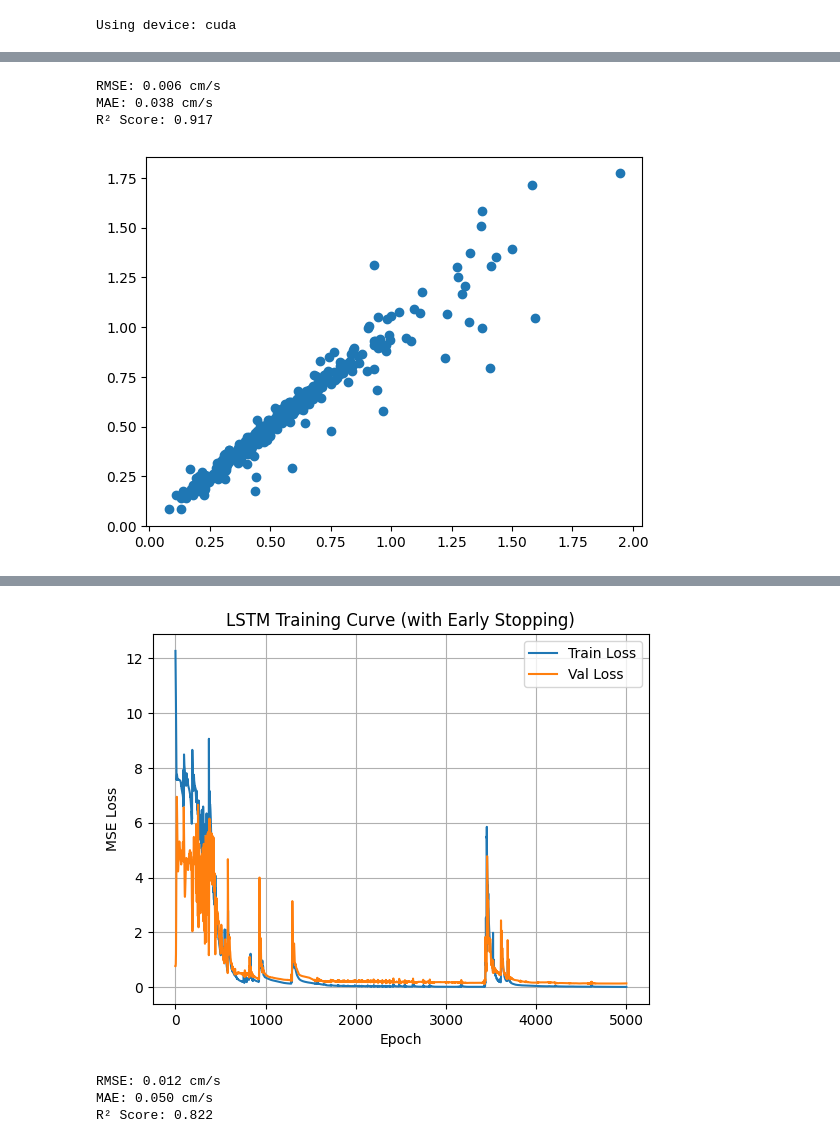
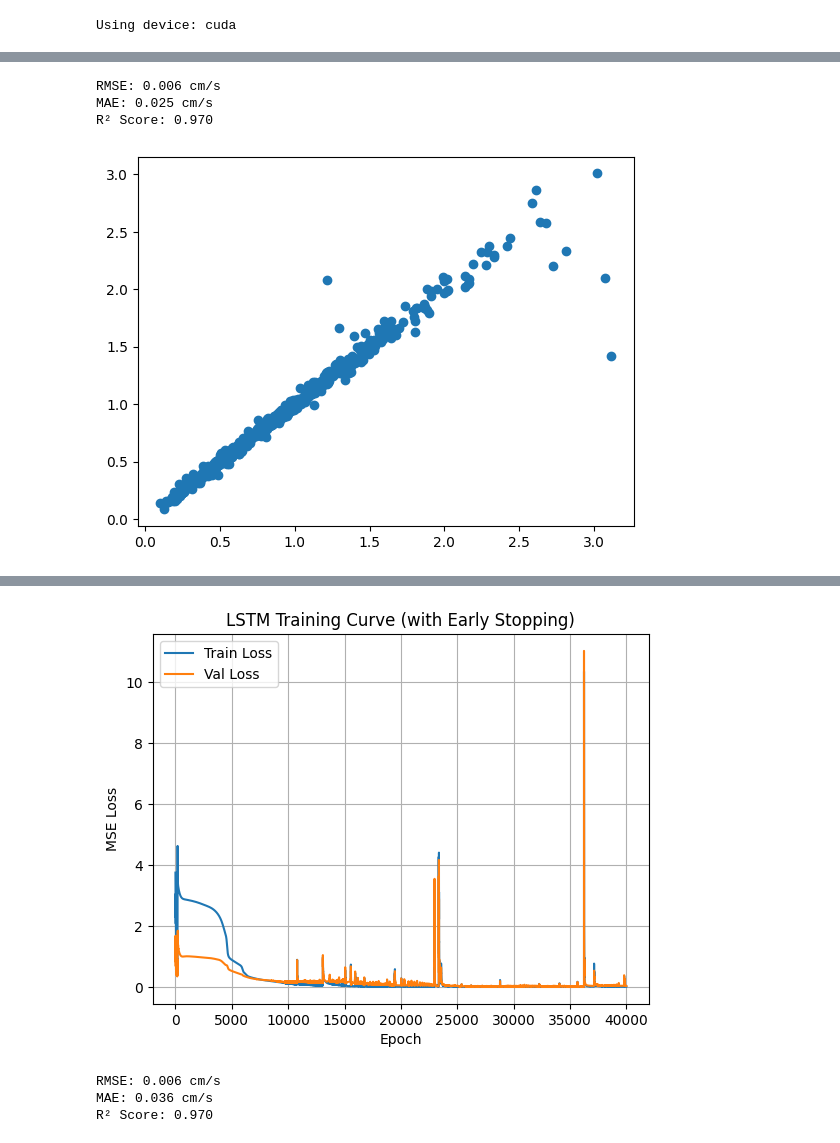
Before and after one commit to Cellular-Adventures/CapstoneAI-FiberProbe, a Jupyter notebook: Train.ipynb, the cells around one changed output, grey strips where cells are left out. Cells and saved outputs as stored; diff of their text form; code cells hidden in the pictures.

```diff
--- a/Train.ipynb
+++ b/Train.ipynb
@@ -29,6 +30,6 @@ print(f'Using device: {device}')
 # %% [output]
 Using device: cuda
 # %%
-df = process_folder(path_to_data, path_to_output, plot=False, labels=True)
+df = process_folder(path_to_data, path_to_output, files=[20], plot=False, labels=True,)
 # %% [output]
 Binlog data extracted
@@ -53,8 +92,8 @@ feature_scaler, target_scaler, X_train_scaled, y_train_scaled, X_val_scaled, y_v
 # %%
 chance = 0.3
-bins = 20
+bins = 30
 X_train_scaled, y_train_scaled = random_noise(X_train_scaled, y_train_scaled, chance, random_seed = 0)
 hist, bin_indices = bin_data(y_train_scaled, bins)
 factors = calculate_duplication_factors(hist)
 #X_train_scaled, y_train_scaled = duplicate_and_augment_data(X_train_scaled, y_train_scaled, bin_indices, factors, noise=0.005)
-X_train_scaled, y_train_scaled = flatten_data_distribution(X_train_scaled, y_train_scaled, bins, scaling_factor=0.2, noise=0.005)
+X_train_scaled, y_train_scaled = flatten_data_distribution(X_train_scaled, y_train_scaled, bins, scaling_factor=0.05, noise=0.005)
@@ -81,16 +131,16 @@ gru1_model = GRUModel(input_size=1, hidden_size=20, num_layers=2)
 gru1_model.to(device)
 
 criterion = torch.nn.MSELoss()
-optimizer = torch.optim.Adam(gru1_model.parameters(), lr=0.01)
+optimizer = torch.optim.Adam(gru1_model.parameters(), lr=0.005)
 
 # Early stopping parameters
-patience = 250
+patience = 3000
 best_val_loss = float('inf')
 epochs_no_improve = 0
 best_model_state = None
 
 # Training loop
-epochs = 2000
+epochs = 5000
 train_losses, val_losses = [], []
 
 for epoch in range(epochs):
@@ -184,19 +238,19 @@ plt.show()
 # %%
-gru2_model = GRUModel(input_size=1, hidden_size=30, num_layers=2)
+gru2_model = GRUModel(input_size=1, hidden_size=25, num_layers=2)
 gru2_model.to(device)
 
 # Optimizer and loss
-optimizer = torch.optim.Adam(gru2_model.parameters(), lr=0.008)
+optimizer = torch.optim.Adam(gru2_model.parameters(), lr=0.002)
 criterion = torch.nn.MSELoss()
 
 # Early stopping setup
-patience = 250
+patience = 2000
 best_val_loss = float('inf')
 epochs_no_improve = 0
 best_model_state = None
 
 # Training
-epochs = 2000
+epochs = 6000
 train_losses, val_losses = [], []
 
 for epoch in range(epochs):
@@ -226,7 +280,7 @@ for epoch in range(epochs):
             print(f"Early stopping triggered at epoch {epoch+1}")
             break
 
-    if (epoch+1) % 50 == 0 or epoch == 0:
+    if (epoch+1) % 250 == 0 or epoch == 0:
         print(f"Epoch {epoch+1}/{epochs} - Train Loss: {loss.item():.4f} - Val Loss: {val_loss.item():.4f}")
 
 # Restore best model weights
@@ -281,30 +335,30 @@ print(f"MAE: {mae:.3f} cm/s")
 print(f"R² Score: {r2:.3f}")
 # %% [output]
 RMSE: 0.006 cm/s
-MAE: 0.038 cm/s
-R² Score: 0.917
+MAE: 0.025 cm/s
+R² Score: 0.970
 # %%
 plt.figure()
 plt.scatter(y_pred_gru2,y_true)
 plt.show()
 # %% [output]
-[figure, old version]
+[figure, new version]
 # %%
-lstm_model = LSTMModel(input_size=1, hidden_size=25, num_layers=2)
+lstm_model = LSTMModel(input_size=1, hidden_size=18, num_layers=2)
 lstm_model.to(device)
 
 # Loss and optimizer
 criterion = torch.nn.MSELoss()
-optimizer = torch.optim.Adam(lstm_model.parameters(), lr=0.005)
+optimizer = torch.optim.Adam(lstm_model.parameters(), lr=0.012)
 
 # Early stopping setup
-patience = 2000
+patience = 20000
 best_val_loss = float('inf')
 epochs_no_improve = 0
 best_model_state = None
 
 # Training loop
-epochs = 5000
+epochs = 40000
 train_losses, val_losses = [], []
 
 for epoch in range(epochs):
@@ -334,7 +388,7 @@ for epoch in range(epochs):
             print(f"Early stopping triggered at epoch {epoch+1}")
             break
 
-    if (epoch+1) % 100 == 0 or epoch == 0:
+    if (epoch+1) % 500 == 0 or epoch == 0:
         print(f"Epoch {epoch+1}/{epochs} - Train Loss: {loss.item():.4f} - Val Loss: {val_loss.item():.4f}")
 
 # Restore best model weights
@@ -371,4 +425,4 @@ Epoch 5000/5000 - Train Loss: 0.0068 - Val Loss: 0.1354
-[figure, old version]
+[figure, new version]
 # %%
 # Predict on validation set
 lstm_model.eval()
@@ -388,9 +442,9 @@ print(f"RMSE: {rmse:.3f} cm/s")
 print(f"MAE: {mae:.3f} cm/s")
 print(f"R² Score: {r2:.3f}")
 # %% [output]
-RMSE: 0.012 cm/s
-MAE: 0.050 cm/s
-R² Score: 0.822
+RMSE: 0.006 cm/s
+MAE: 0.036 cm/s
+R² Score: 0.970
 # %%
 plt.figure()
 plt.scatter(y_pred_lstm,y_true)
```
Also changed, not shown: parts of 16 cells of this notebook, 3 other files.
